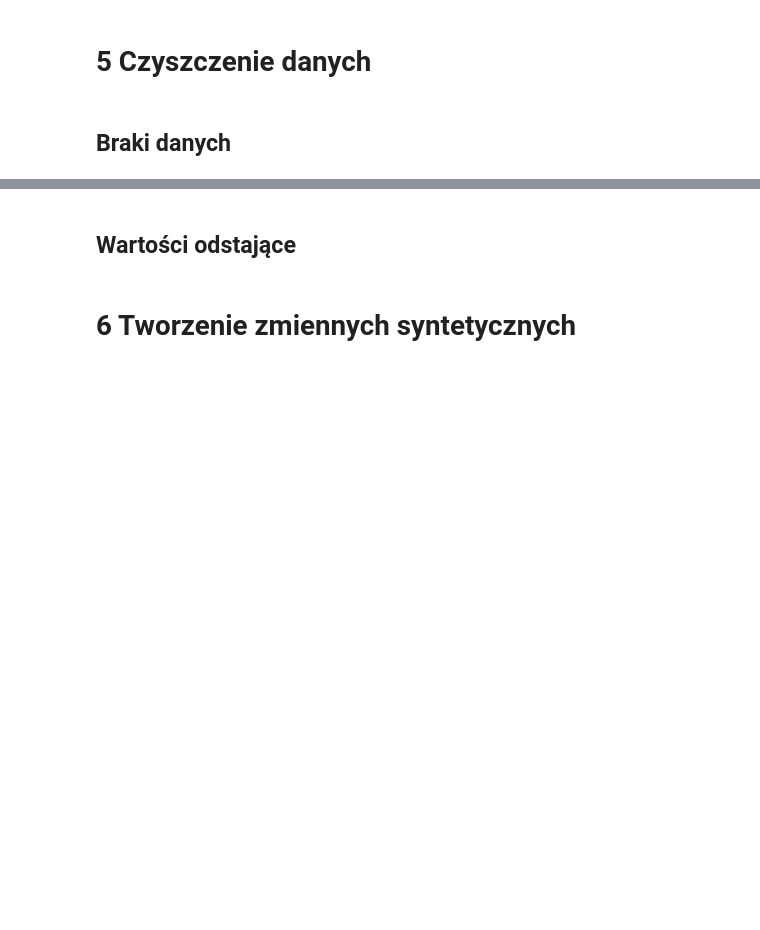
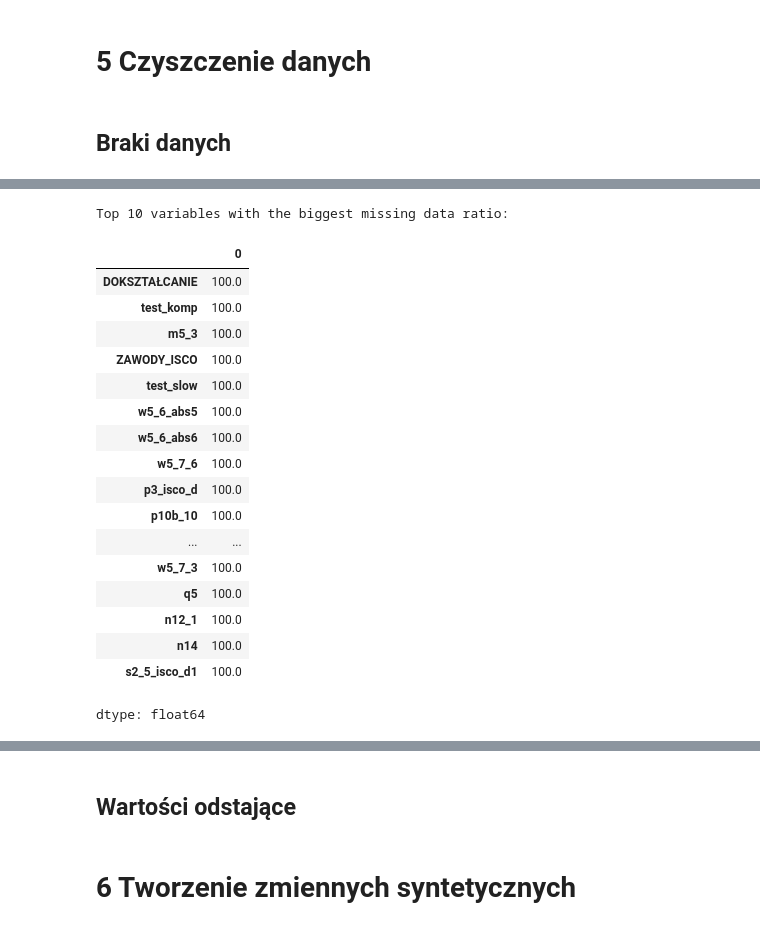
Before and after one commit to HelloSwiat/AGH_Analiza_Danych, a Jupyter notebook: Praca_zaliczeniowa_Analiza_Danych_w_Biznesie.ipynb, the cells around one changed output, grey strips where cells are left out. Saved outputs shown, nothing was run; the diff lists cells and outputs as text; code cells hidden in the pictures; blank space fills up the shorter version.

```diff
--- a/Praca_zaliczeniowa_Analiza_Danych_w_Biznesie.ipynb
+++ b/Praca_zaliczeniowa_Analiza_Danych_w_Biznesie.ipynb
@@ -460,0 +388,33 @@ m2
+# %%
+# Assuming 'df_L1' is your DataFrame and 'missing_percentage' is calculated as in your provided code
+# Calculate missing percentage if not already calculated
+missing_data = df_L1.isnull().sum()
+total_rows = len(df_L1)
+missing_percentage = (missing_data / total_rows) * 100
+
+# Sort variables by missing percentage in descending order and get the top 10
+top_x_missing = missing_percentage.sort_values(ascending=False)
+
+# Print the top 10 variables with the highest missing data ratio
+print("Top 10 variables with the biggest missing data ratio:")
+top_10_missing
+# %% [output]
+Top 10 variables with the biggest missing data ratio:
+|  | 0 |
+| DOKSZTAŁCANIE | 100.0 |
+| test_komp | 100.0 |
+| m5_3 | 100.0 |
+| ZAWODY_ISCO | 100.0 |
+| test_slow | 100.0 |
+| w5_6_abs5 | 100.0 |
+| w5_6_abs6 | 100.0 |
+| w5_7_6 | 100.0 |
+| p3_isco_d | 100.0 |
+| p10b_10 | 100.0 |
+| ... | ... |
+| w5_7_3 | 100.0 |
+| q5 | 100.0 |
+| n12_1 | 100.0 |
+| n14 | 100.0 |
+| s2_5_isco_d1 | 100.0 |
+dtype: float64
```
Also changed, not shown: parts of 37 cells of this notebook.
